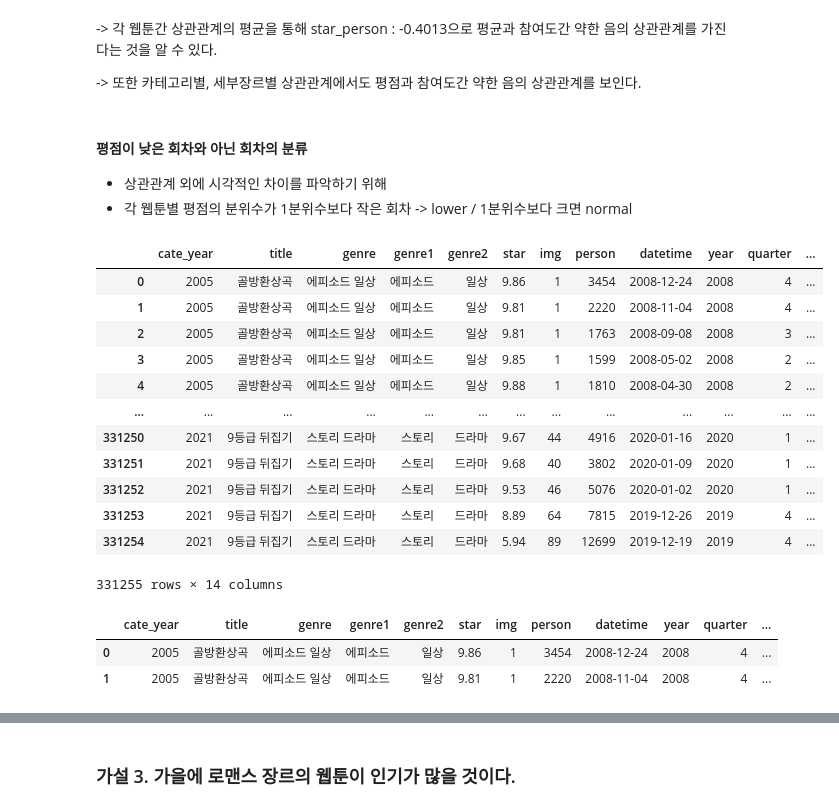
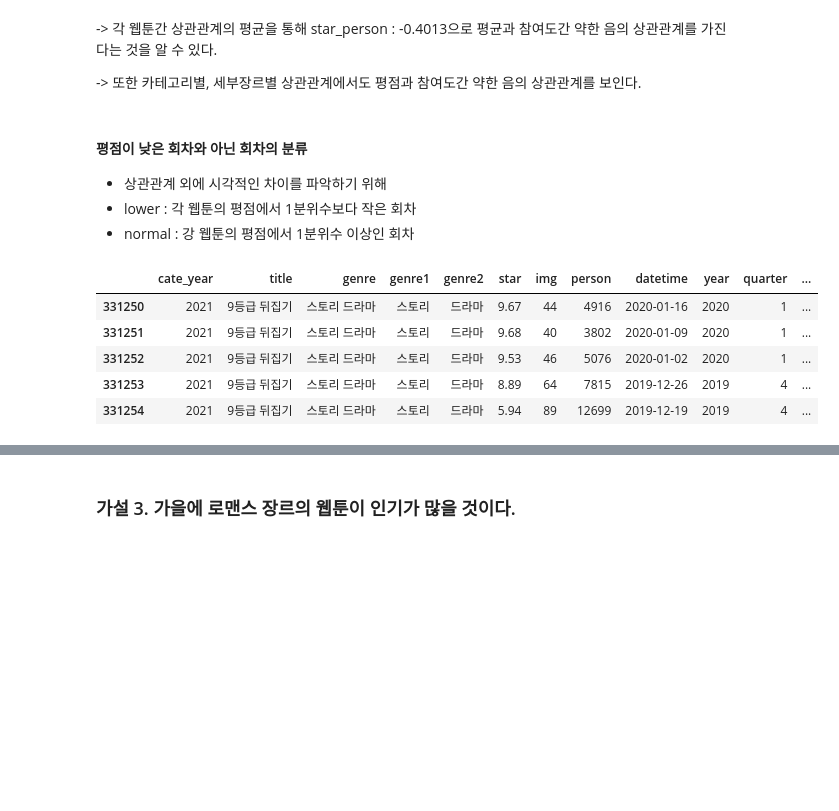
Before and after one commit to aeea-0605/first_project, a Jupyter notebook: NaverWebtoon_EDA/EDA.ipynb, the cells around one changed output, grey strips where cells are left out. Saved outputs shown, nothing was run; the diff lists cells and outputs as text; code cells hidden in the pictures; blank space fills up the shorter version.

```diff
--- a/NaverWebtoon_EDA/EDA.ipynb
+++ b/NaverWebtoon_EDA/EDA.ipynb
@@ -948,23 +925,17 @@ plt.show()
 # %% [markdown]
 #### 평점이 낮은 회차와 아닌 회차의 분류
 - 상관관계 외에 시각적인 차이를 파악하기 위해
-- 각 웹툰별 평점의 분위수가 1분위수보다 작은 회차 -> lower / 1분위수보다 크면 normal
+- lower : 각 웹툰의 평점에서 1분위수보다 작은 회차
+- normal : 강 웹툰의 평점에서 1분위수 이상인 회차
 # %%
 yearly_df["low_star"] = \
 yearly_df.apply(lambda x: "lower" if x['star'] < np.percentile(yearly_df[yearly_df['title'] == x['title']]['star'], 25) else "normal", axis=1)
 # %%
-yearly_df
+yearly_df.tail()
 # %% [output]
 |  | cate_year | title | genre | genre1 | genre2 | star | img | person | datetime | year | quarter | ... |
-| 0 | 2005 | 골방환상곡 | 에피소드 일상 | 에피소드 | 일상 | 9.86 | 1 | 3454 | 2008-12-24 | 2008 | 4 | ... |
-| 1 | 2005 | 골방환상곡 | 에피소드 일상 | 에피소드 | 일상 | 9.81 | 1 | 2220 | 2008-11-04 | 2008 | 4 | ... |
-| 2 | 2005 | 골방환상곡 | 에피소드 일상 | 에피소드 | 일상 | 9.81 | 1 | 1763 | 2008-09-08 | 2008 | 3 | ... |
-| 3 | 2005 | 골방환상곡 | 에피소드 일상 | 에피소드 | 일상 | 9.85 | 1 | 1599 | 2008-05-02 | 2008 | 2 | ... |
-| 4 | 2005 | 골방환상곡 | 에피소드 일상 | 에피소드 | 일상 | 9.88 | 1 | 1810 | 2008-04-30 | 2008 | 2 | ... |
-| ... | ... | ... | ... | ... | ... | ... | ... | ... | ... | ... | ... | ... |
 | 331250 | 2021 | 9등급 뒤집기 | 스토리 드라마 | 스토리 | 드라마 | 9.67 | 44 | 4916 | 2020-01-16 | 2020 | 1 | ... |
 | 331251 | 2021 | 9등급 뒤집기 | 스토리 드라마 | 스토리 | 드라마 | 9.68 | 40 | 3802 | 2020-01-09 | 2020 | 1 | ... |
 | 331252 | 2021 | 9등급 뒤집기 | 스토리 드라마 | 스토리 | 드라마 | 9.53 | 46 | 5076 | 2020-01-02 | 2020 | 1 | ... |
 | 331253 | 2021 | 9등급 뒤집기 | 스토리 드라마 | 스토리 | 드라마 | 8.89 | 64 | 7815 | 2019-12-26 | 2019 | 4 | ... |
 | 331254 | 2021 | 9등급 뒤집기 | 스토리 드라마 | 스토리 | 드라마 | 5.94 | 89 | 12699 | 2019-12-19 | 2019 | 4 | ... |
-331255 rows × 14 columns
@@ -981,6 +941,0 @@ with open('data/yearly_lowstar_df.pkl', 'rb') as f:
-# %%
-datas.head(2)
-# %% [output]
-|  | cate_year | title | genre | genre1 | genre2 | star | img | person | datetime | year | quarter | ... |
-| 0 | 2005 | 골방환상곡 | 에피소드 일상 | 에피소드 | 일상 | 9.86 | 1 | 3454 | 2008-12-24 | 2008 | 4 | ... |
-| 1 | 2005 | 골방환상곡 | 에피소드 일상 | 에피소드 | 일상 | 9.81 | 1 | 2220 | 2008-11-04 | 2008 | 4 | ... |
```
Also changed, not shown: parts of 57 cells of this notebook.
